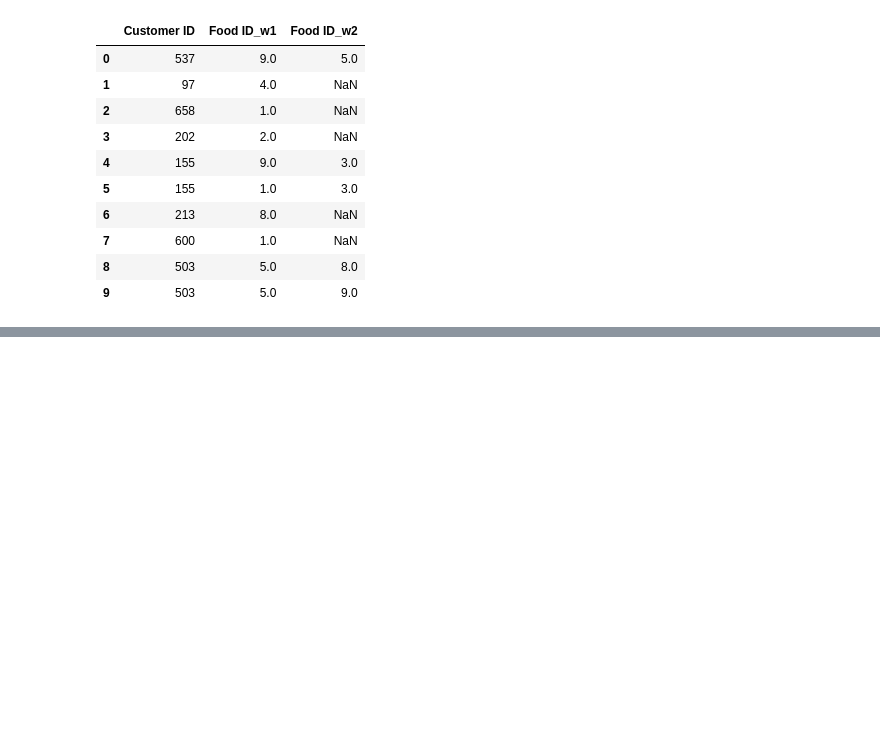
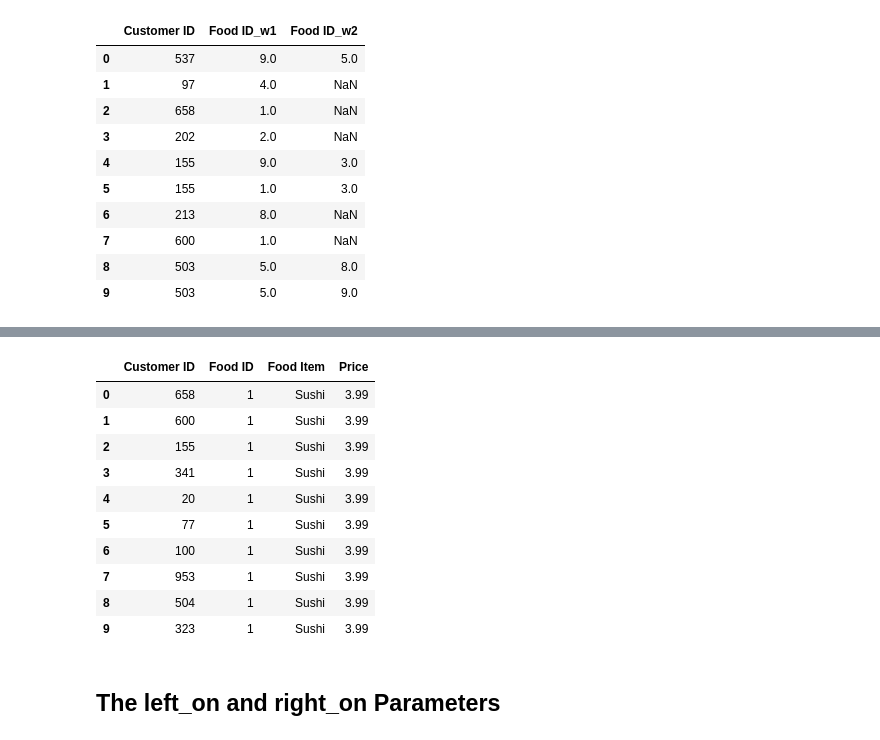
Before and after one commit to YoheiKo/DA_with_pandas_udemy, a Jupyter notebook: merging_joining.ipynb, the cells around one changed output, grey strips where cells are left out. Drawn from its saved outputs; the diff is of its cells as text; code cells hidden in the pictures; blank space fills up the shorter version.

```diff
--- a/merging_joining.ipynb
+++ b/merging_joining.ipynb
@@ -348,0 +448,17 @@ week1.merge(week2, how = "outer", on = "Customer ID", suffixes = ["_w1", "_w2"])
+# %%
+week1.merge(foods, how = "left", on = "Food ID", sort = True).head(10)
+# sort by matching columns. A short cut of sort_value method
+# %% [output]
+|  | Customer ID | Food ID | Food Item | Price |
+| 0 | 658 | 1 | Sushi | 3.99 |
+| 1 | 600 | 1 | Sushi | 3.99 |
+| 2 | 155 | 1 | Sushi | 3.99 |
+| 3 | 341 | 1 | Sushi | 3.99 |
+| 4 | 20 | 1 | Sushi | 3.99 |
+| 5 | 77 | 1 | Sushi | 3.99 |
+| 6 | 100 | 1 | Sushi | 3.99 |
+| 7 | 953 | 1 | Sushi | 3.99 |
+| 8 | 504 | 1 | Sushi | 3.99 |
+| 9 | 323 | 1 | Sushi | 3.99 |
+# %% [markdown]
+## The left_on and right_on Parameters
```
Also changed, not shown: parts of 18 cells of this notebook.
